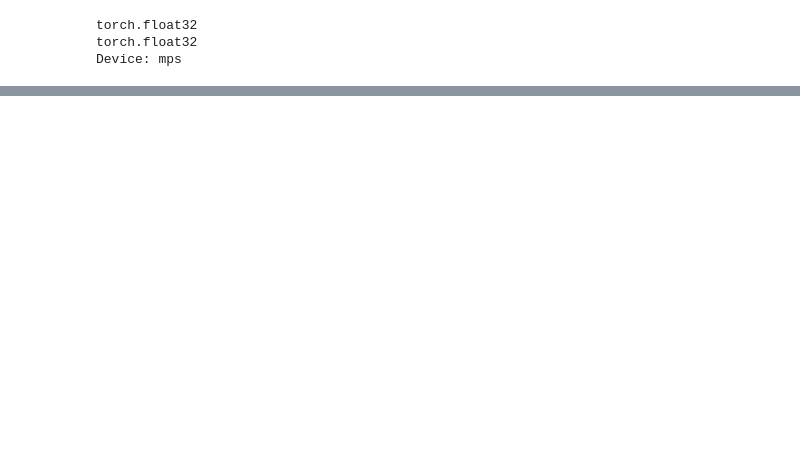
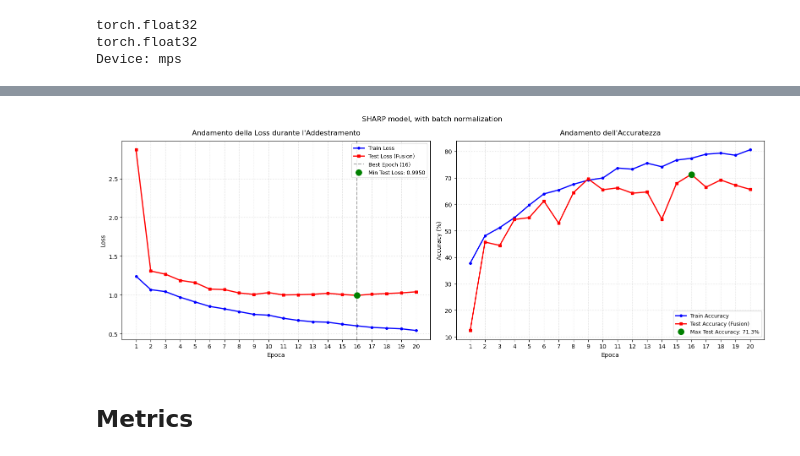
Before and after one commit to RaffaeleSabatini/Human-Activity-Recognition-using-Wifi, a Jupyter notebook: main.ipynb, the cells around one changed output, grey strips where cells are left out. Saved outputs shown, nothing was run; the diff lists cells and outputs as text; code cells hidden in the pictures; blank space fills up the shorter version.

```diff
--- a/main.ipynb
+++ b/main.ipynb
@@ -148,0 +126,10 @@ plot_loss(train_loss, test_loss, train_acc*100, test_acc)
+# %%
+train_dataset  = DopplerDataset("doppler_traces_train", labels_map, db_conversion=False, normalization=True)
+train_dataloader = DataLoader(train_dataset, batch_size=batch_size, shuffle=True)
+train_dataset.getInfo()
+
+test_dataset  = DopplerDataset("doppler_traces_test", labels_map, db_conversion=False, normalization=True)
+test_dataloader = DataLoader(test_dataset, batch_size=4, shuffle=False)
+test_dataset.getInfo()
+
+plot_dataset(3, 3, train_dataset, ACTIVITIES, LABELS)
@@ -148,0 +157,8 @@ plot_loss(train_loss, test_loss, train_acc*100, test_acc)
+# %%
+sharp_model = SHARP(n_features=len(ACTIVITIES), batchNorm=True)
+
+learning_rate = 5e-5
+device    = torch.device("mps") if torch.backends.mps.is_available() else torch.device("cpu")
+loss_fn   = nn.CrossEntropyLoss()
+optimizer = torch.optim.Adam(params=sharp_model.parameters(), lr=learning_rate, weight_decay=1e-5)
+sharp_model
@@ -148,0 +183,3 @@ plot_loss(train_loss, test_loss, train_acc*100, test_acc)
+# %%
+epochs = 20
+train_loss, test_loss, train_acc, test_acc, _ = train_model(sharp_model, train_dataloader, test_dataloader, epochs, loss_fn, optimizer, device, verbosity=True)
@@ -148,0 +204,6 @@ plot_loss(train_loss, test_loss, train_acc*100, test_acc)
+# %%
+plot_loss(train_loss, test_loss, train_acc, test_acc, "SHARP model, with batch normalization")
+# %% [output]
+[figure, added]
+# %% [markdown]
+## Metrics
```
Also changed, not shown: parts of 15 cells of this notebook, 4 other files.
